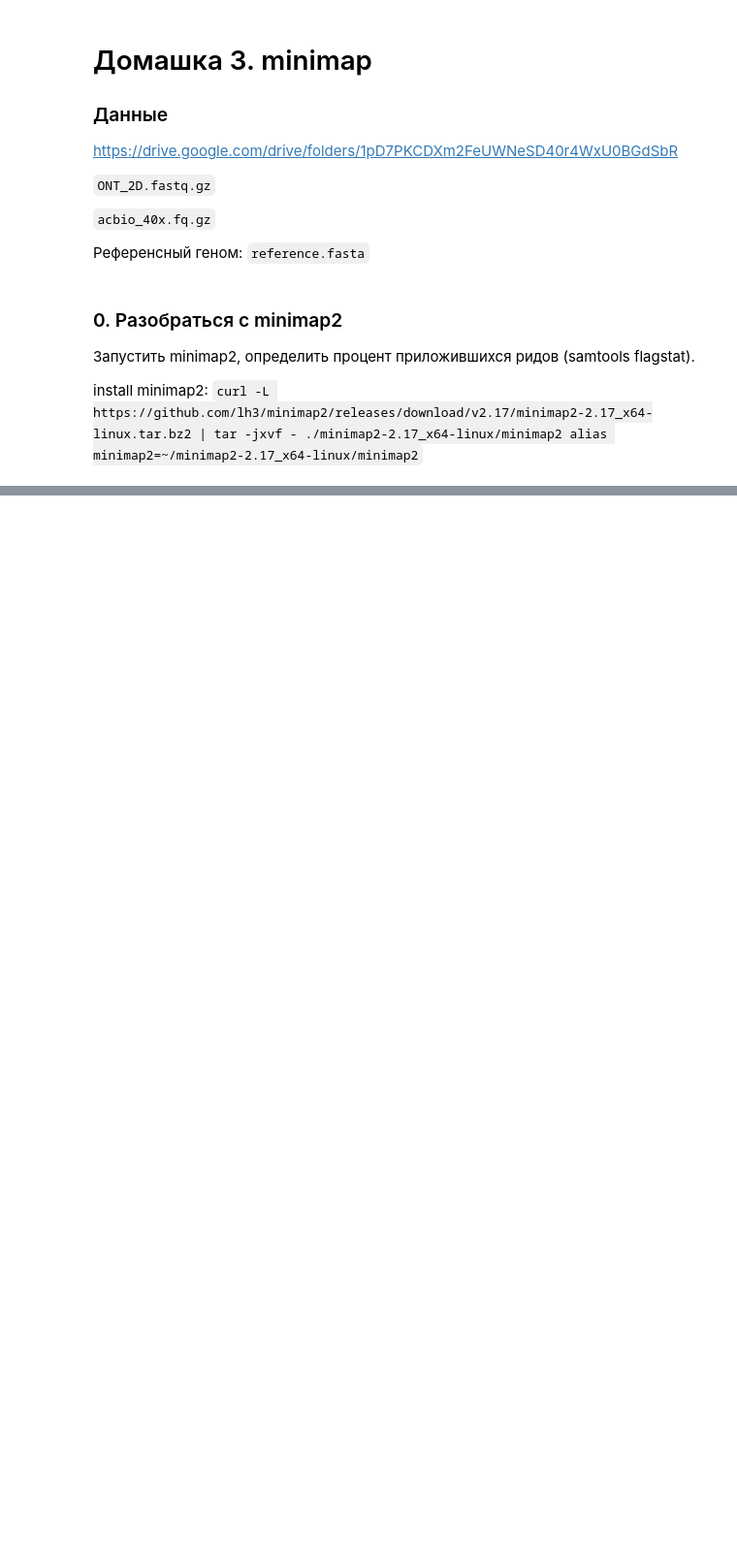
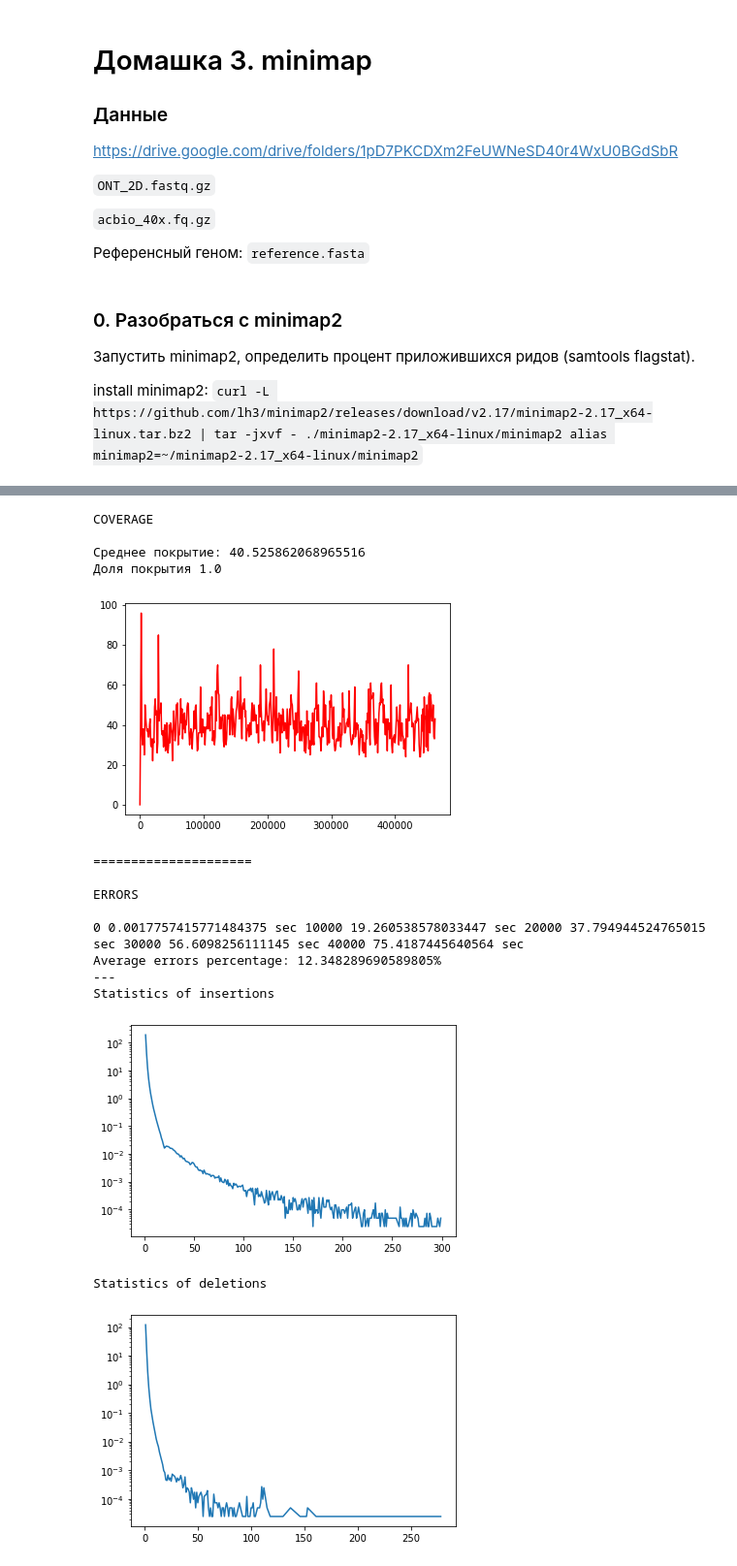
Before and after one commit to TohaRhymes/ngs_ib_spring2020, a Jupyter notebook: project_3_long_reads_alignment/report_3.ipynb, the cells around one changed output, grey strips where cells are left out. Shown at 97% size. Saved outputs shown, nothing was run; the diff lists cells and outputs as text; code cells hidden in the pictures; blank space fills up the shorter version.

```diff
--- a/project_3_long_reads_alignment/report_3.ipynb
+++ b/project_3_long_reads_alignment/report_3.ipynb
@@ -71,12 +90,13 @@ def read_sam(path_to_sam):
 # %%
 def cov_stat(cov):
     avg = np.mean(cov)
-    zero_amount = np.count_nonzero(a == 0)
+    zero_amount = np.count_nonzero(avg == 0)
     part_of_cov = 1 - zero_amount/len(cov)
     return avg, part_of_cov
 
 def draw_coverage(cov):
     plt.plot([i*1000 for i in range(len(cov))], cov, linestyle="-", color = 'red')
+    plt.show()
 
 def count_cov(sam, step=10000):
     ln_ref = sam.get_reference_length(sam.references[0])
@@ -107,2 +233,30 @@ def count_cov(sam, step=10000):
+# %%
+def run(bam):
+    # ПОКРЫТИЕ
+    print('COVERAGE\n')
+    # Посчитаем покрытие и статистики
+    bam_file_pacbio = read_bam(bam)
+    count_cov(bam_file_pacbio)
+    print('=====================')
+    # ОШИБКИ и ЗАМЕНЫ
+    print('\nERRORS\n')
+    errors(bam)
 # %%
-bam_file_pacbio = read_bam('data/pacbio.bam')
+run('data/pacbio.bam')
+# %% [output]
+COVERAGE
+
+Среднее покрытие: 40.525862068965516
+Доля покрытия 1.0
+[figure, added]
+=====================
+
+ERRORS
+
+0 0.0017757415771484375 sec 10000 19.260538578033447 sec 20000 37.794944524765015 sec 30000 56.6098256111145 sec 40000 75.4187445640564 sec
+Average errors percentage: 12.348289690589805%
+---
+Statistics of insertions
+[figure, added]
+Statistics of deletions
+[figure, added]
```
Also changed, not shown: parts of 10 cells of this notebook, 5 other files.
